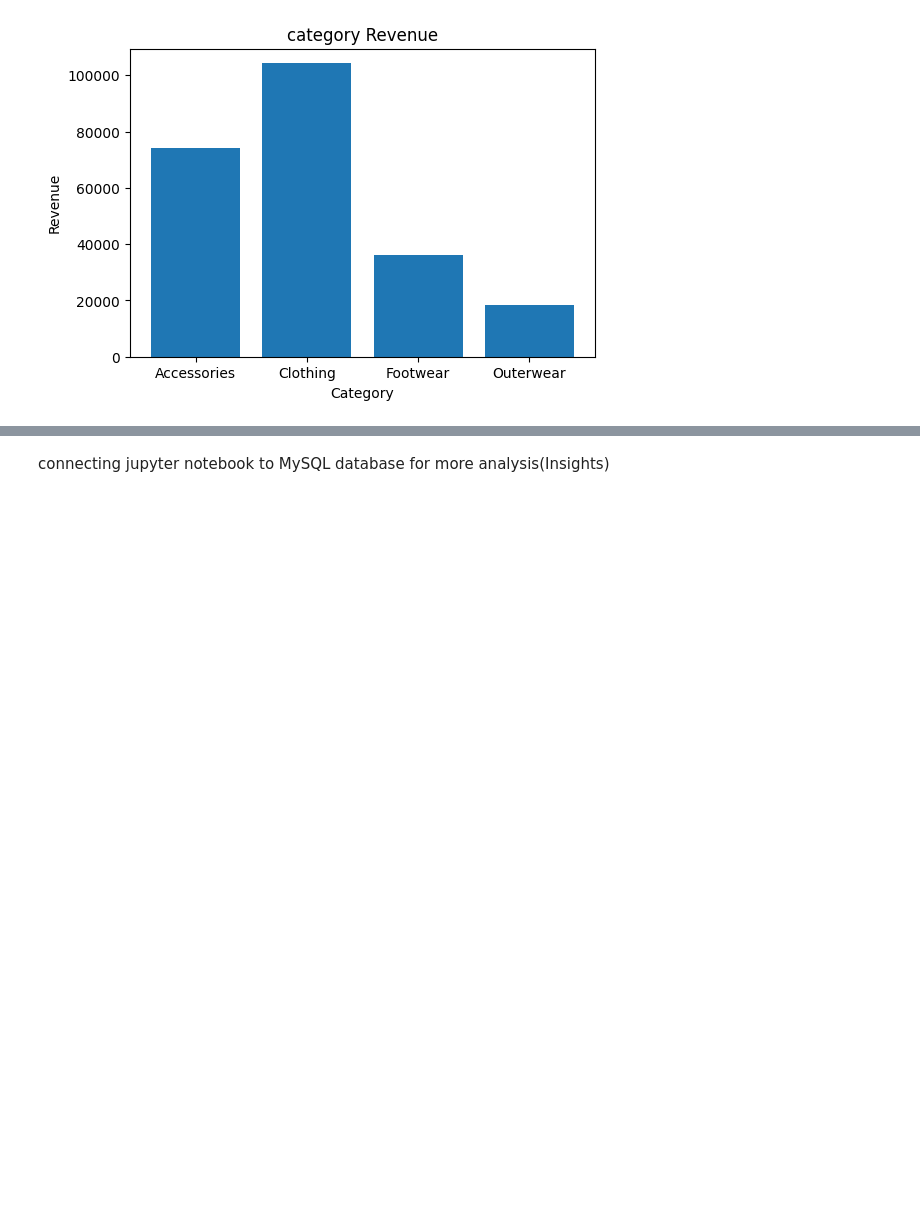
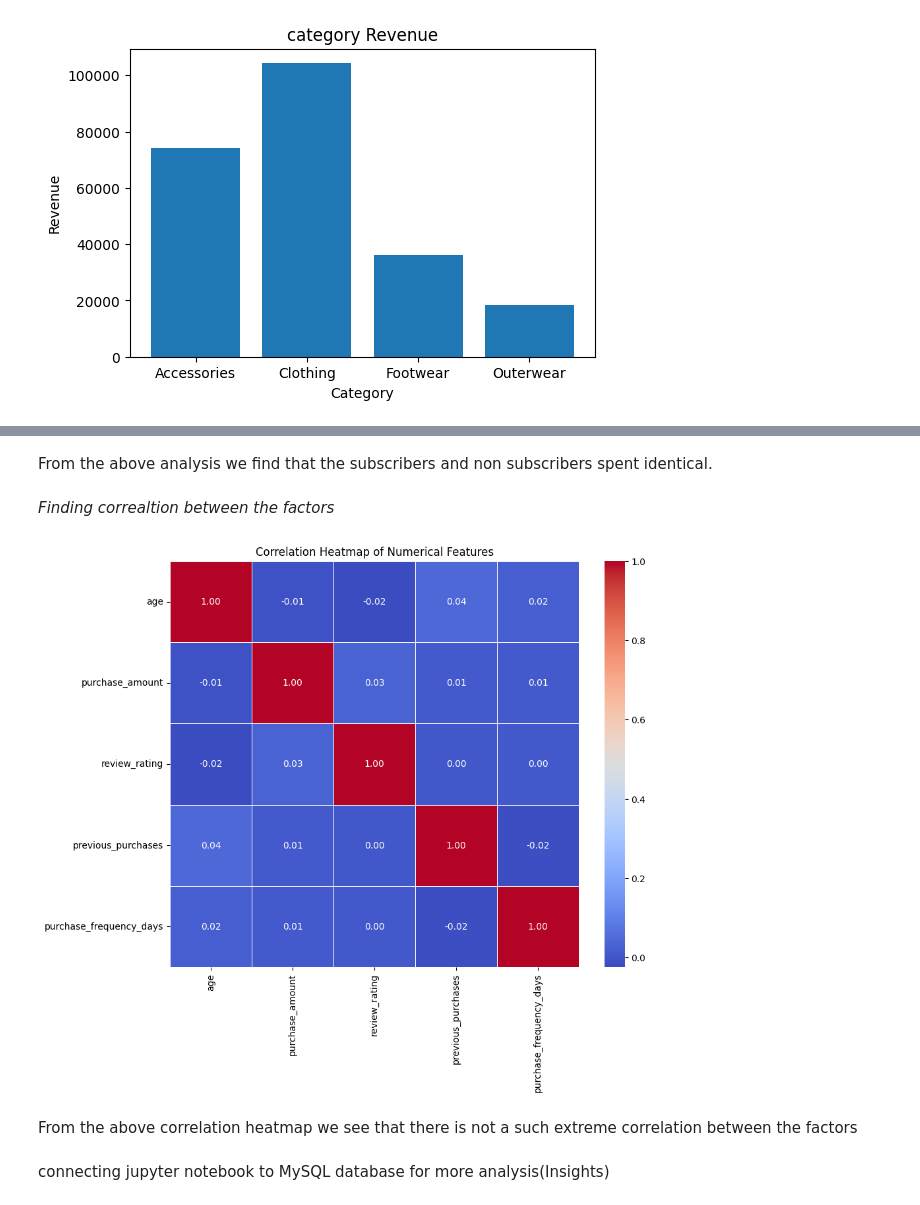
Before and after one commit to Mohitydv459/customer_behavior_analysis, a Jupyter notebook: CUSTOMER_BEHAVIOUR_ANALYSIS1.ipynb, the cells around one changed output, grey strips where cells are left out. Saved outputs shown, nothing was run; the diff lists cells and outputs as text; code cells hidden in the pictures; blank space fills up the shorter version.

```diff
--- a/CUSTOMER_BEHAVIOUR_ANALYSIS1.ipynb
+++ b/CUSTOMER_BEHAVIOUR_ANALYSIS1.ipynb
@@ -176,3 +193,26 @@ plt.show()
+# %% [markdown]
+From the above analysis we find that the subscribers and non subscribers spent identical.
+# %% [markdown]
+*Finding correaltion between the factors*
+# %%
+numerical_cols = ['age', 'purchase_amount', 'review_rating',
+                  'previous_purchases', 'purchase_frequency_days']
+
+corr_matrix = data[numerical_cols].corr()
+
+plt.figure(figsize=(10, 8))
+sns.heatmap(corr_matrix,
+            annot=True,
+            cmap='coolwarm',
+            fmt=".2f",
+            linewidths=0.5)
+
+plt.title('Correlation Heatmap of Numerical Features')
+plt.show()
+# %% [output]
+[figure, added]
+# %% [markdown]
+From the above correlation heatmap we see that there is not a such extreme correlation between the factors
 # %% [markdown]
 connecting jupyter notebook to MySQL database for more analysis(Insights)
 # %%
```
Also changed, not shown: parts of 2 cells of this notebook.
